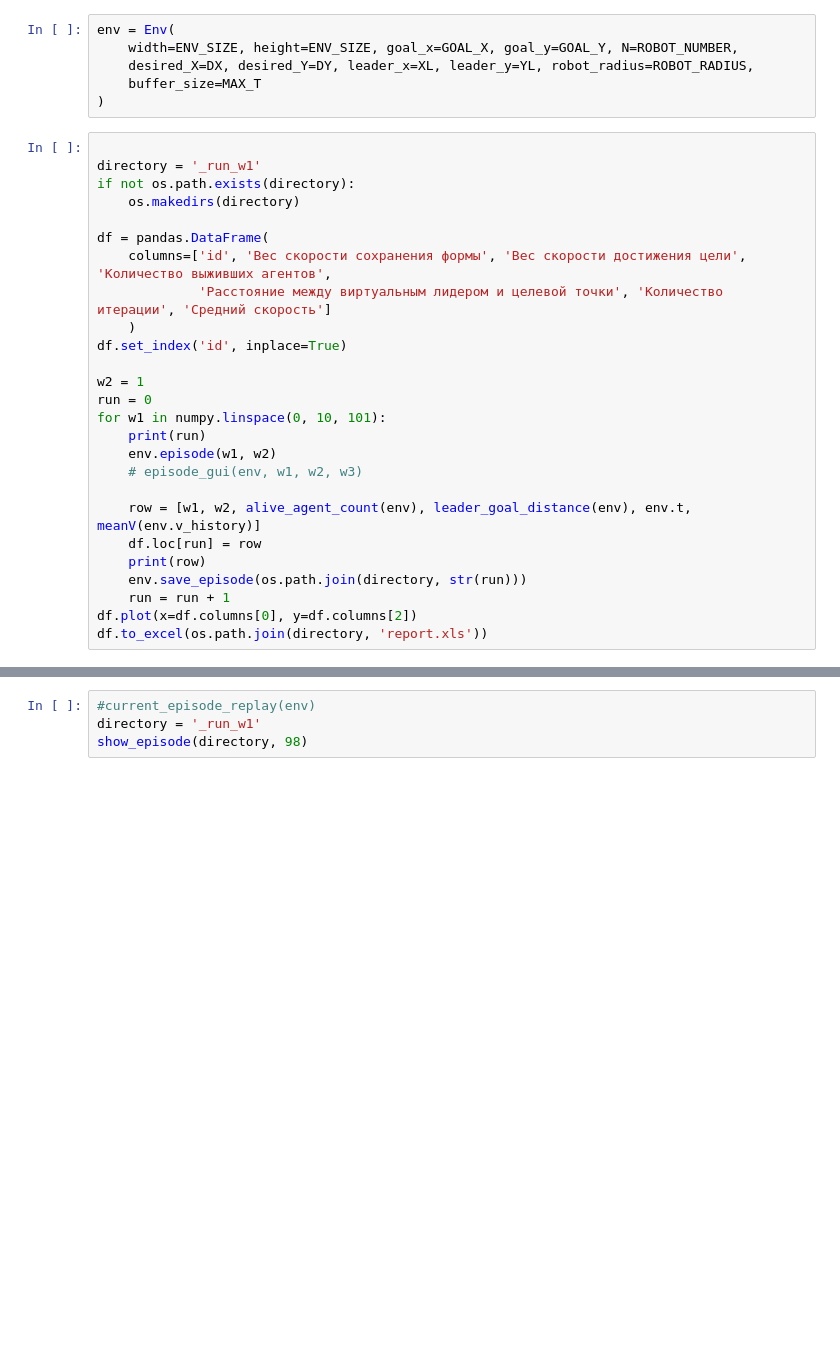
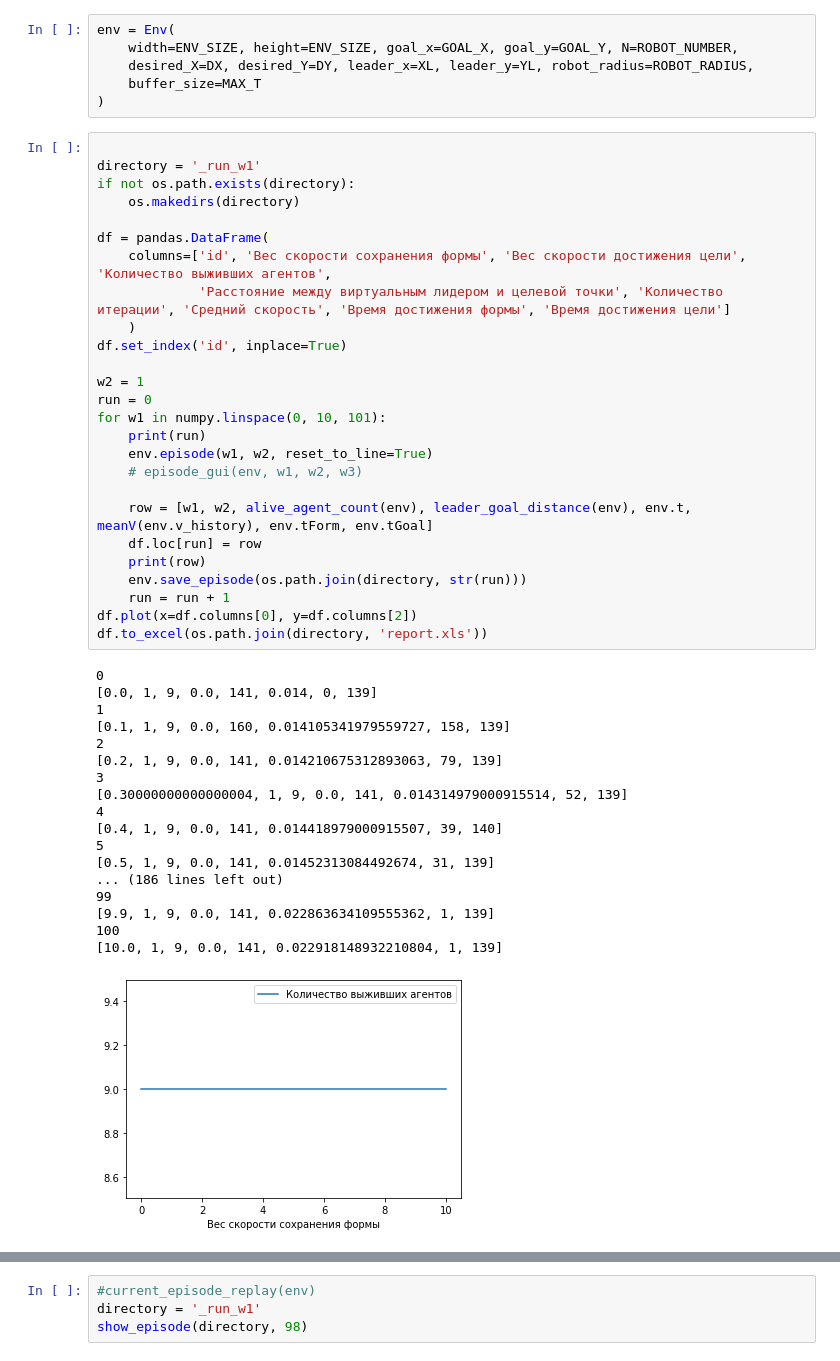
Before and after one commit to abzzall/swarmEmul, a Jupyter notebook: main.ipynb, the cells around one changed output, grey strips where cells are left out. Saved outputs shown, nothing was run; the diff lists cells and outputs as text; blank space fills up the shorter version.

Commit message:
line formation on start goal achieved form achieved

```diff
--- a/main.ipynb
+++ b/main.ipynb
@@ -20,29 +20,48 @@ env = Env(
 # %%
 
 directory = '_run_w1'
 if not os.path.exists(directory):
 	os.makedirs(directory)
 
 df = pandas.DataFrame(
 	columns=['id', 'Вес скорости сохранения формы', 'Вес скорости достижения цели', 'Количество выживших агентов',
-	         'Расстояние между виртуальным лидером и целевой точки', 'Количество итерации', 'Средний скорость']
+	         'Расстояние между виртуальным лидером и целевой точки', 'Количество итерации', 'Средний скорость', 'Время достижения формы', 'Время достижения цели']
 	)
 df.set_index('id', inplace=True)
 
 w2 = 1
 run = 0
 for w1 in numpy.linspace(0, 10, 101):
 	print(run)
-	env.episode(w1, w2)
+	env.episode(w1, w2, reset_to_line=True)
 	# episode_gui(env, w1, w2, w3)
 
-	row = [w1, w2, alive_agent_count(env), leader_goal_distance(env), env.t, meanV(env.v_history)]
+	row = [w1, w2, alive_agent_count(env), leader_goal_distance(env), env.t, meanV(env.v_history), env.tForm, env.tGoal]
 	df.loc[run] = row
 	print(row)
 	env.save_episode(os.path.join(directory, str(run)))
 	run = run + 1
 df.plot(x=df.columns[0], y=df.columns[2])
 df.to_excel(os.path.join(directory, 'report.xls'))
+# %% [output]
+0
+[0.0, 1, 9, 0.0, 141, 0.014, 0, 139]
+1
+[0.1, 1, 9, 0.0, 160, 0.014105341979559727, 158, 139]
+2
+[0.2, 1, 9, 0.0, 141, 0.014210675312893063, 79, 139]
+3
+[0.30000000000000004, 1, 9, 0.0, 141, 0.014314979000915514, 52, 139]
+4
+[0.4, 1, 9, 0.0, 141, 0.014418979000915507, 39, 140]
+5
+[0.5, 1, 9, 0.0, 141, 0.01452313084492674, 31, 139]
+... (186 lines left out)
+99
+[9.9, 1, 9, 0.0, 141, 0.022863634109555362, 1, 139]
+100
+[10.0, 1, 9, 0.0, 141, 0.022918148932210804, 1, 139]
+[figure, added]
 # %%
 
 directory = '_run_w2'
```
Also changed, not shown: parts of 8 cells of this notebook, 2 other files.
